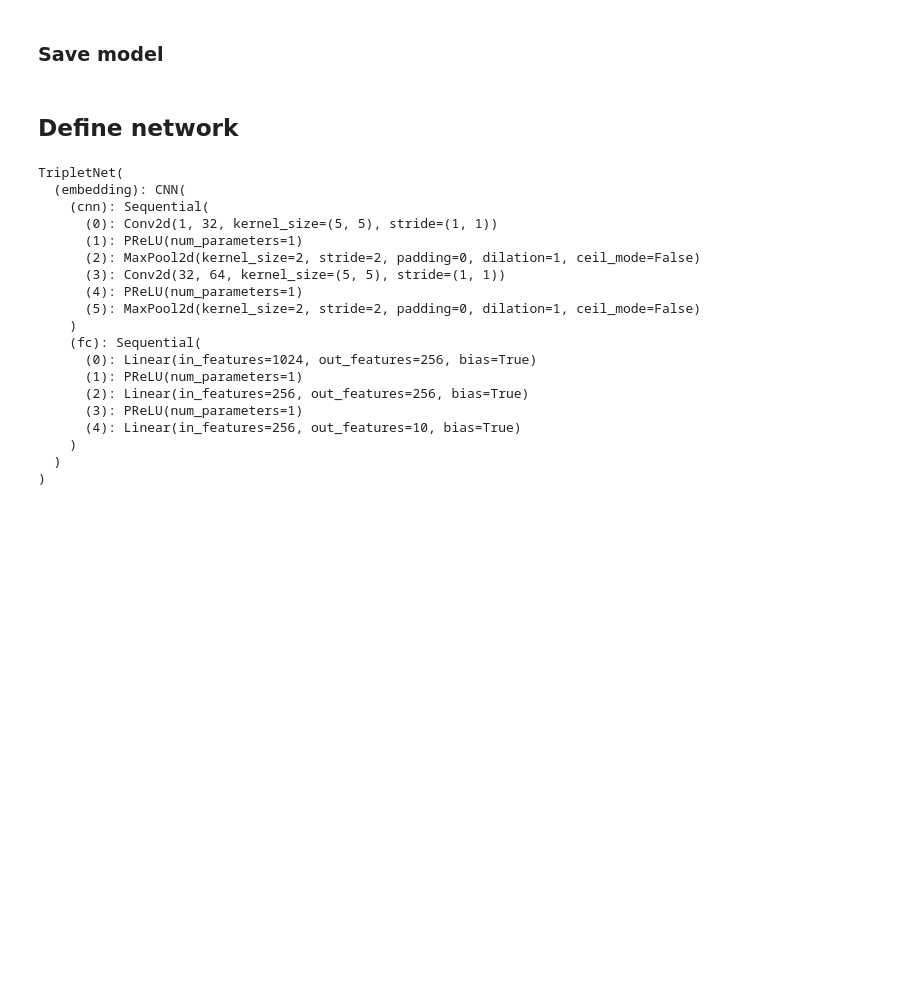
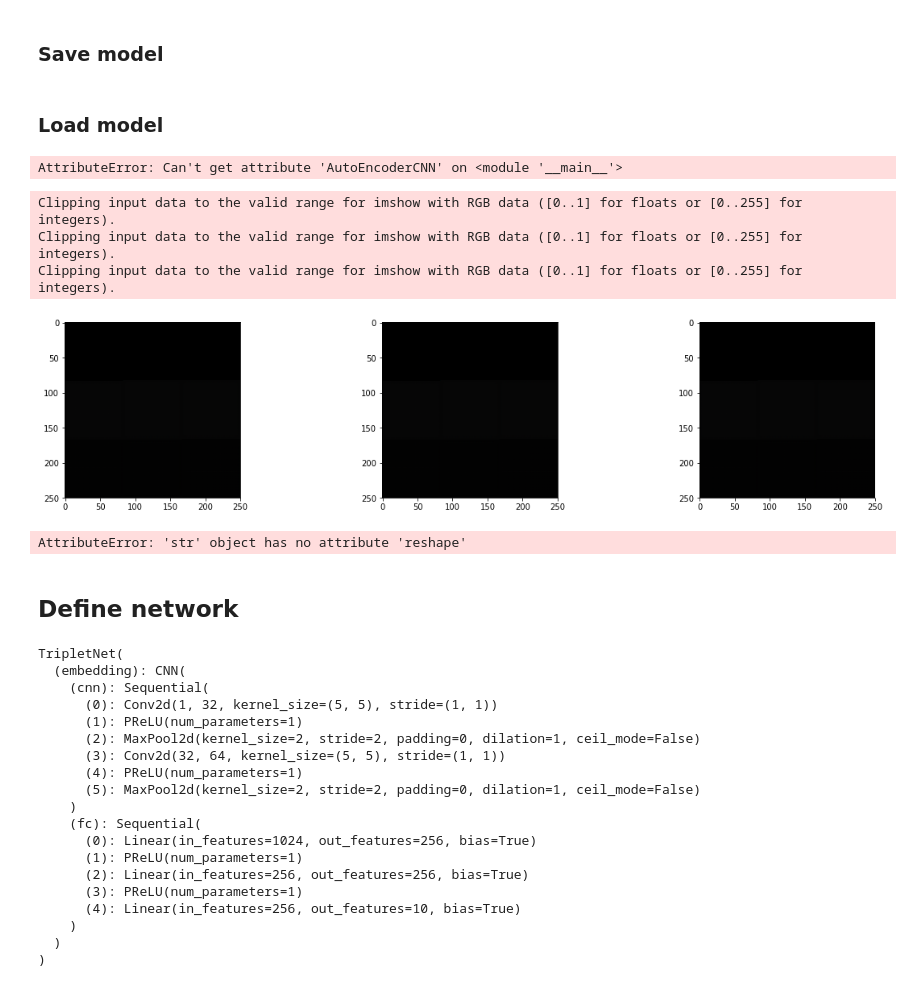
Before and after one commit to lipinski/deep-learning-projects, a Jupyter notebook: HumpbackWhaleIdentification.ipynb, the cells around one changed output. Drawn from its saved outputs; the diff is of its cells as text; code cells hidden in the pictures; blank space fills up the shorter version.

Commit message:
Add saving model and more layers

```diff
--- a/HumpbackWhaleIdentification.ipynb
+++ b/HumpbackWhaleIdentification.ipynb
@@ -207,5 +214,5 @@ torch.Size([16, 1, 250, 250])
 # %%
-n_epochs = 10
+n_epochs = 5
 examples = len(train_dataset.imgs)
 n_batches = math.ceil(examples/batch_size)
 loss_history = list()
@@ -223,11 +230,23 @@ for epoch in range(n_epochs):
         optimizer.step()
 
         loss_score = loss.item()
-        clear_output()
-        print(f"[{i}/{n_batches}] loss:{loss_score}")
+#         clear_output()
+#         print(f"[{i}/{n_batches}] loss:{loss_score}")
 
         running_loss += loss_score
 
     loss_history.append(running_loss)
 
-    print('epoch [{}/{}], loss:{:.4f}'.format(epoch+1, n_epochs, running_loss / i))
+    print('epoch [{}/{}], loss:{:.4f}'.format(epoch+1, n_epochs, running_loss))
+    fig, axes = plt.subplots(nrows=1, ncols=3, figsize=(20, 4))
+
+    def plot_image(img, ax):
+        image = Image.open(img)
+        arr = autoencoder.forward(transform(image).view((1, 3, 250, 250)).to(device)).reshape((250, 250, 3)).cpu()
+        ax.imshow(arr.detach().numpy())
+
+    plot_image(img1, axes[0])
+    plot_image(img1, axes[1])
+    plot_image(img1, axes[2])
+
+    plt.show()
@@ -239,3 +257,35 @@ epoch [10/10], loss:0.0058
+# %% [markdown]
+### Load model
+# %%
+autoencoder = torch.load('model1')
+# %% [output]
+AttributeError: Can't get attribute 'AutoEncoderCNN' on <module '__main__'>
+# %%
+img1 = 'train/w_009c9c5/2c0892b4d.jpg'
+img2 = 'train/w_0027efa/47bd1d3bb.jpg'
+img3 = 'train/w_0027efa/3c4235ad2.jpg'
+# %%
+fig, axes = plt.subplots(nrows=1, ncols=3, figsize=(20, 4))
+
+def plot_image(img, ax):
+    image = Image.open(img)
+    arr = autoencoder.forward(transform(image).view((1, 3, 250, 250)).to(device)).reshape((250, 250, 3)).cpu()
+    ax.imshow(arr.detach().numpy())
+
+plot_image(img1, axes[0])
+plot_image(img1, axes[1])
+plot_image(img1, axes[2])
+
+plt.show()
+# %% [output]
+Clipping input data to the valid range for imshow with RGB data ([0..1] for floats or [0..255] for integers).
+Clipping input data to the valid range for imshow with RGB data ([0..1] for floats or [0..255] for integers).
+Clipping input data to the valid range for imshow with RGB data ([0..1] for floats or [0..255] for integers).
+[figure, added]
+# %%
+imshow(img1.reshape([ 1, 250, 250]))
+# %% [output]
+AttributeError: 'str' object has no attribute 'reshape'
 # %% [markdown]
 ## Define network
 # %%
```
Also changed, not shown: parts of 7 cells of this notebook.
